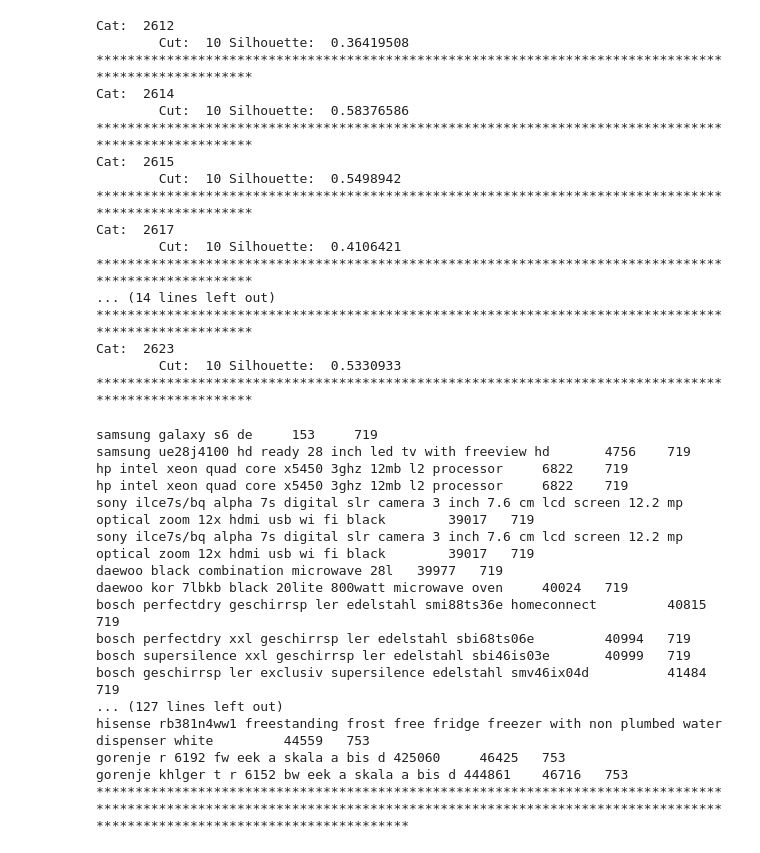
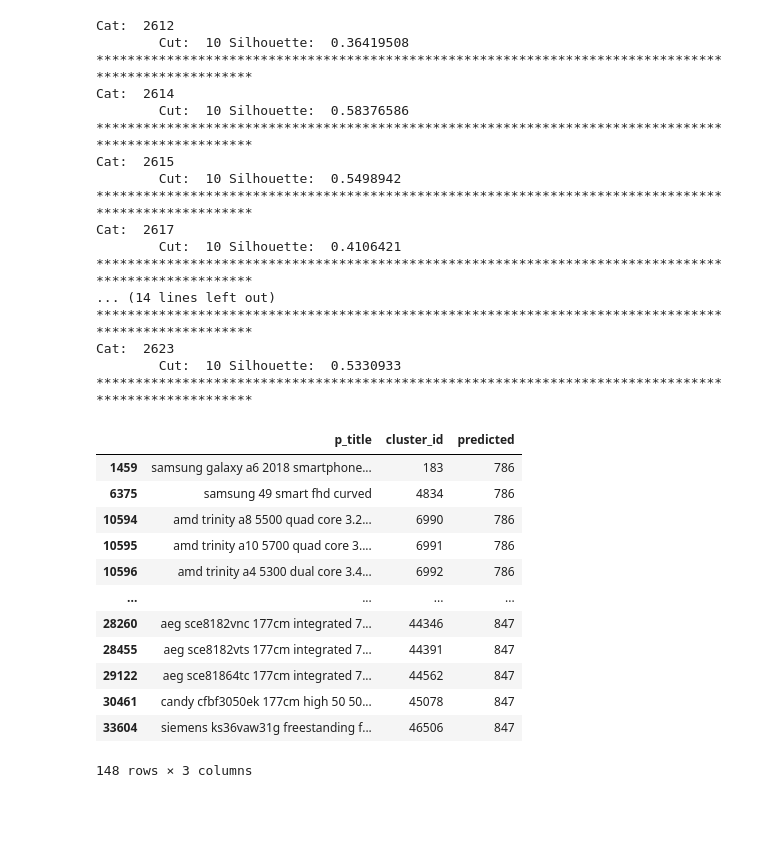
Before and after one commit to warSantos/ProductMatching, a Jupyter notebook: ProductMatching.ipynb, the cells around one changed output. Saved outputs shown, nothing was run; the diff lists cells and outputs as text; code cells hidden in the pictures; blank space fills up the shorter version.

```diff
--- a/ProductMatching.ipynb
+++ b/ProductMatching.ipynb
@@ -500,24 +497,25 @@ ids = np.random.choice(list(preds), 5)
-# %%
-for i in ids:
-    subset = new_df[new_df.predicted == i][['p_title', 'cluster_id', 'predicted']]
-    for row in subset.itertuples():
-        print(row.p_title,'\t', row.cluster_id, '\t', row.predicted)
-    print("*"*200)
-# %% [output]
-samsung galaxy s6 de     153     719
-samsung ue28j4100 hd ready 28 inch led tv with freeview hd       4756    719
-hp intel xeon quad core x5450 3ghz 12mb l2 processor     6822    719
-hp intel xeon quad core x5450 3ghz 12mb l2 processor     6822    719
-sony ilce7s/bq alpha 7s digital slr camera 3 inch 7.6 cm lcd screen 12.2 mp optical zoom 12x hdmi usb wi fi black        39017   719
-sony ilce7s/bq alpha 7s digital slr camera 3 inch 7.6 cm lcd screen 12.2 mp optical zoom 12x hdmi usb wi fi black        39017   719
-daewoo black combination microwave 28l   39977   719
-daewoo kor 7lbkb black 20lite 800watt microwave oven     40024   719
-bosch perfectdry geschirrsp ler edelstahl smi88ts36e homeconnect         40815   719
-bosch perfectdry xxl geschirrsp ler edelstahl sbi68ts06e         40994   719
-bosch supersilence xxl geschirrsp ler edelstahl sbi46is03e       40999   719
-bosch geschirrsp ler exclusiv supersilence edelstahl smv46ix04d          41484   719
-... (127 lines left out)
-hisense rb381n4ww1 freestanding frost free fridge freezer with non plumbed water dispenser white         44559   753
-gorenje r 6192 fw eek a skala a bis d 425060     46425   753
-gorenje khlger t r 6152 bw eek a skala a bis d 444861    46716   753
-********************************************************************************************************************************************************************************************************
+# %%
+pd.set_option('display.max_colwidth', None)
+preds = set(new_df[new_df.cat_id == 2615].predicted)
+ids = np.random.choice(list(preds), 5)
+subset = None
+for i in ids:
+    if subset is None:
+        subset = new_df[new_df.predicted == i][['p_title', 'cluster_id', 'predicted']]
+    else:
+        subset = pd.concat([subset, new_df[new_df.predicted == i][['p_title', 'cluster_id', 'predicted']]])
+subset.head(200)
+# %% [output]
+|  | p_title | cluster_id | predicted |
+| 1459 | samsung galaxy a6 2018 smartphone... | 183 | 786 |
+| 6375 | samsung 49 smart fhd curved | 4834 | 786 |
+| 10594 | amd trinity a8 5500 quad core 3.2... | 6990 | 786 |
+| 10595 | amd trinity a10 5700 quad core 3.... | 6991 | 786 |
+| 10596 | amd trinity a4 5300 dual core 3.4... | 6992 | 786 |
+| ... | ... | ... | ... |
+| 28260 | aeg sce8182vnc 177cm integrated 7... | 44346 | 847 |
+| 28455 | aeg sce8182vts 177cm integrated 7... | 44391 | 847 |
+| 29122 | aeg sce81864tc 177cm integrated 7... | 44562 | 847 |
+| 30461 | candy cfbf3050ek 177cm high 50 50... | 45078 | 847 |
+| 33604 | siemens ks36vaw31g freestanding f... | 46506 | 847 |
+148 rows × 3 columns
```
Also changed, not shown: parts of 1 cell of this notebook.
